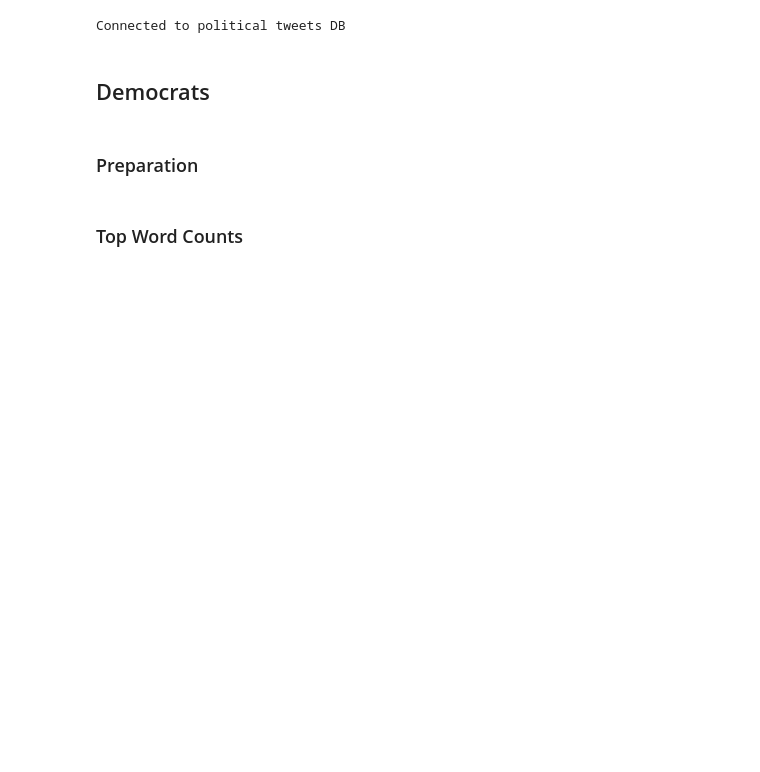
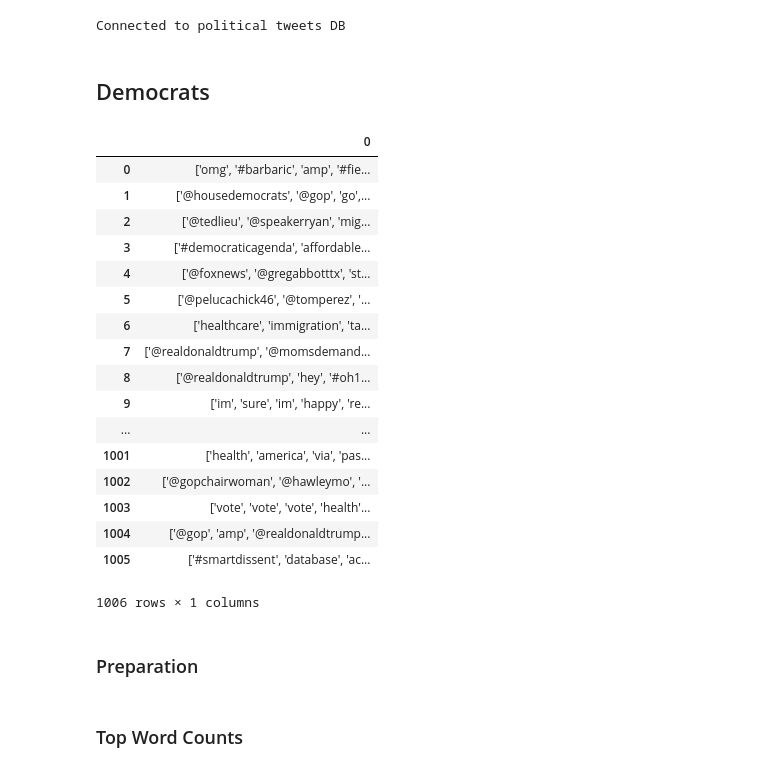
Before and after one commit to cherdeman/political_tweets_spr19, a Jupyter notebook: Preliminary Topic Modeling.ipynb, the cells around one changed output. Saved outputs shown, nothing was run; the diff lists cells and outputs as text; code cells hidden in the pictures; blank space fills up the shorter version.

```diff
--- a/Preliminary Topic Modeling.ipynb
+++ b/Preliminary Topic Modeling.ipynb
@@ -23,6 +21,13 @@ with random_tweets as (
 select tweet_text_clean
 from random_tweets;
 """
+# %%
+tax_query = """
+select tweet_text_clean from staging.{}
+where tweet_date between '2018-01-01' and '2019-01-01'
+and tweet_text_clean like '%health%'
+limit 10000
+"""
 # %%
 def get_word_counts(bow_corpus):
     counts = {}
@@ -38,6 +43,29 @@ def print_word_counts(word_counts, num_words):
         print(f"{dem_dict[tup[0]]}, {tup[1]} times")
 # %% [markdown]
 ## Democrats
+# %%
+dem_tax_tweets = pd.DataFrame(db.read(tax_query.format("democrat")))
+# %%
+dem_tax_tweets
+# %% [output]
+|  | 0 |
+| 0 | ['omg', '#barbaric', 'amp', '#fie... |
+| 1 | ['@housedemocrats', '@gop', 'go',... |
+| 2 | ['@tedlieu', '@speakerryan', 'mig... |
+| 3 | ['#democraticagenda', 'affordable... |
+| 4 | ['@foxnews', '@gregabbotttx', 'st... |
+| 5 | ['@pelucachick46', '@tomperez', '... |
+| 6 | ['healthcare', 'immigration', 'ta... |
+| 7 | ['@realdonaldtrump', '@momsdemand... |
+| 8 | ['@realdonaldtrump', 'hey', '#oh1... |
+| 9 | ['im', 'sure', 'im', 'happy', 're... |
+| ... | ... |
+| 1001 | ['health', 'america', 'via', 'pas... |
+| 1002 | ['@gopchairwoman', '@hawleymo', '... |
+| 1003 | ['vote', 'vote', 'vote', 'health'... |
+| 1004 | ['@gop', 'amp', '@realdonaldtrump... |
+| 1005 | ['#smartdissent', 'database', 'ac... |
+1006 rows × 1 columns
 # %% [markdown]
 ### Preparation
 # %%
```
Also changed, not shown: parts of 13 cells of this notebook, 2 other files.
